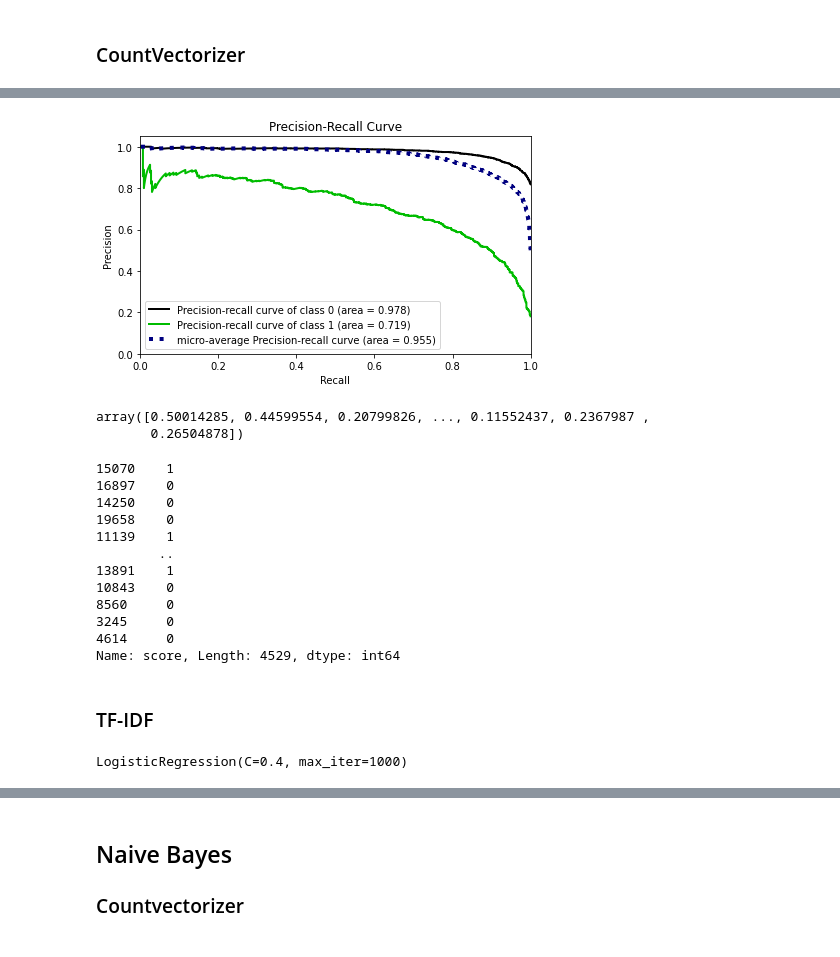
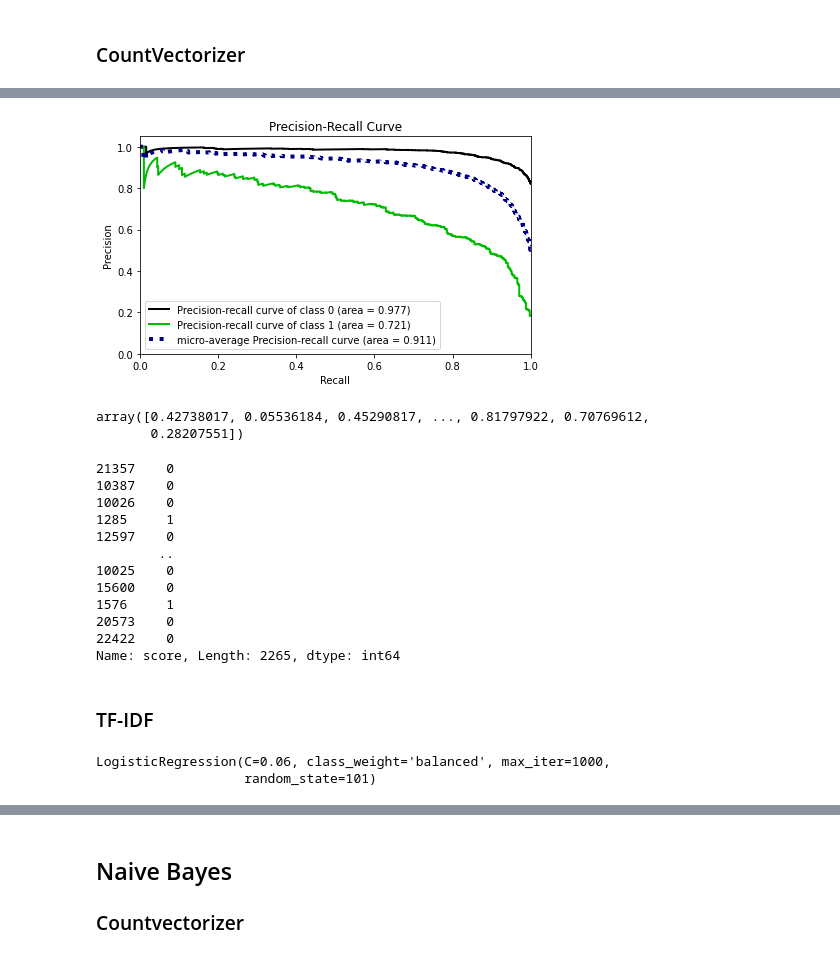
Before and after one commit to Furkan-Coskun/NLP, a Jupyter notebook: NLP_Sentiment_Analysis_Project.ipynb, the cells around one changed output, grey strips where cells are left out. Saved outputs shown, nothing was run; the diff lists cells and outputs as text; code cells hidden in the pictures.

```diff
--- a/NLP_Sentiment_Analysis_Project.ipynb
+++ b/NLP_Sentiment_Analysis_Project.ipynb
@@ -157,7 +176,7 @@ True
 # %% [markdown]
 ### Data Wrangling
 # %%
-df = pd.read_csv("Womens Clothing E-Commerce Reviews.csv")
+df = pd.read_csv("/content/drive/MyDrive/Womens Clothing E-Commerce Reviews.csv")
 df.head()
 # %% [output]
 |  | Unnamed: 0 | Clothing ID | Age | Title | Review Text | Rating | Recommended IND | ... |
@@ -621,7 +658,7 @@ from sklearn.model_selection import train_test_split
 X = df["text"]
 y = df["score"]
 # %%
-X_train, X_test, y_train, y_test = train_test_split(X, y, test_size=0.2, stratify=y, random_state=101)
+X_train, X_test, y_train, y_test = train_test_split(X, y, test_size=0.1, stratify=y, random_state=101)
 # %% [markdown]
 In the next step we create a numerical feature vector for each document:
 # %% [markdown]
@@ -727,5 +758,5 @@ scoring = {'accuracy': make_scorer(accuracy_score),
 # %%
 from sklearn.linear_model import LogisticRegression
-log = LogisticRegression(C = 0.02, max_iter=1000) #class_weight='balanced'
+log = LogisticRegression(C = 0.01, max_iter=1000, class_weight= "balanced", random_state=101)
 log.fit(X_train_count,y_train)
 # %% [output]
@@ -768 +800,8 @@ train_f1-neg           0.605795
 dtype: float64
+# %%
+from sklearn.model_selection import GridSearchCV
+param_grid = {
+    "C": [0.01, 0.02, 0.1, 0.2, 0.5, 1]
+}
+grid_search = GridSearchCV(LogisticRegression(class_weight='balanced'), param_grid, cv=10, verbose=2, n_jobs=-1, scoring = 'recall')
+grid_search.fit(X_train_count, y_train)
@@ -769,35 +854,35 @@ dtype: float64
 # %%
 from scikitplot.metrics import plot_roc, plot_precision_recall
 
-model = LogisticRegression(C = 0.02, max_iter=1000)
+model = LogisticRegression(C = 0.01, max_iter=1000, class_weight= "balanced", random_state=101)
 
 model.fit(X_train_count, y_train)
 
 y_pred_proba = model.predict_proba(X_test_count)
 
 plot_precision_recall(y_test, y_pred_proba)
 plt.show();
 # %% [output]
-[figure, old version]
+[figure, new version]
 # %%
 y_pred_proba[:, 1]
 # %% [output]
-array([0.50014285, 0.44599554, 0.20799826, ..., 0.11552437, 0.2367987 ,
-       0.26504878])
+array([0.42738017, 0.05536184, 0.45290817, ..., 0.81797922, 0.70769612,
+       0.28207551])
 # %%
 y_test
 # %% [output]
-15070    1
-16897    0
-14250    0
-19658    0
-11139    1
+21357    0
+10387    0
+10026    0
+1285     1
+12597    0
         ..
-13891    1
-10843    0
-8560     0
-3245     0
-4614     0
-Name: score, Length: 4529, dtype: int64
+10025    0
+15600    0
+1576     1
+20573    0
+22422    0
+Name: score, Length: 2265, dtype: int64
 # %%
 y_pred = log.predict(X_test_count)
@@ -807,10 +892,11 @@ log_AP_neg = average_precision_score(y_test, y_pred_proba[:, 1])
 # %% [markdown]
 ### TF-IDF
 # %%
-log = LogisticRegression(C=0.4, max_iter=1000)
+log = LogisticRegression(C=0.06, max_iter=1000, random_state=101, class_weight="balanced")
 log.fit(X_train_tf_idf,y_train)
 # %% [output]
-LogisticRegression(C=0.4, max_iter=1000)
+LogisticRegression(C=0.06, class_weight='balanced', max_iter=1000,
+                   random_state=101)
 # %%
 print("LOG MODEL")
 eval(log, X_train_tf_idf, X_test_tf_idf)
```
Also changed, not shown: parts of 61 cells of this notebook.
